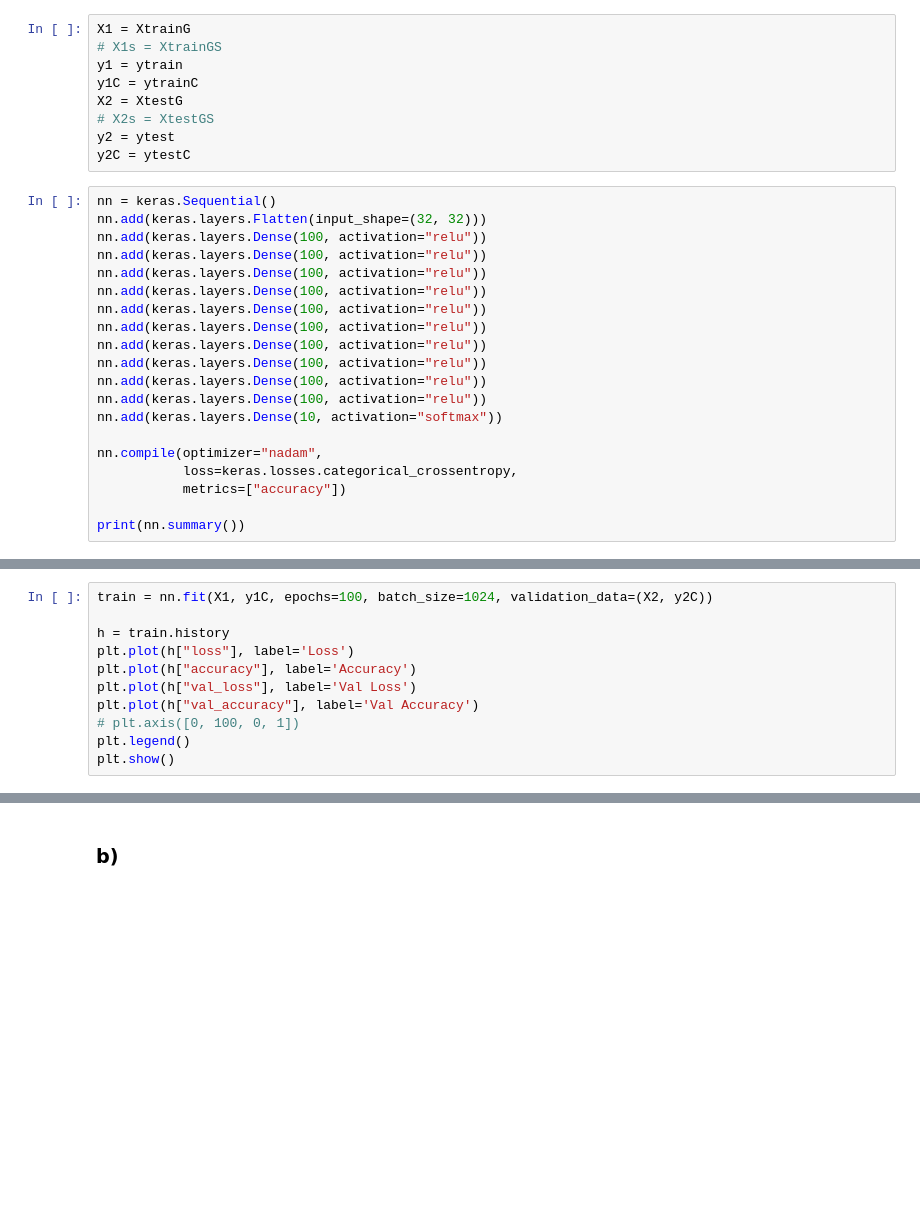
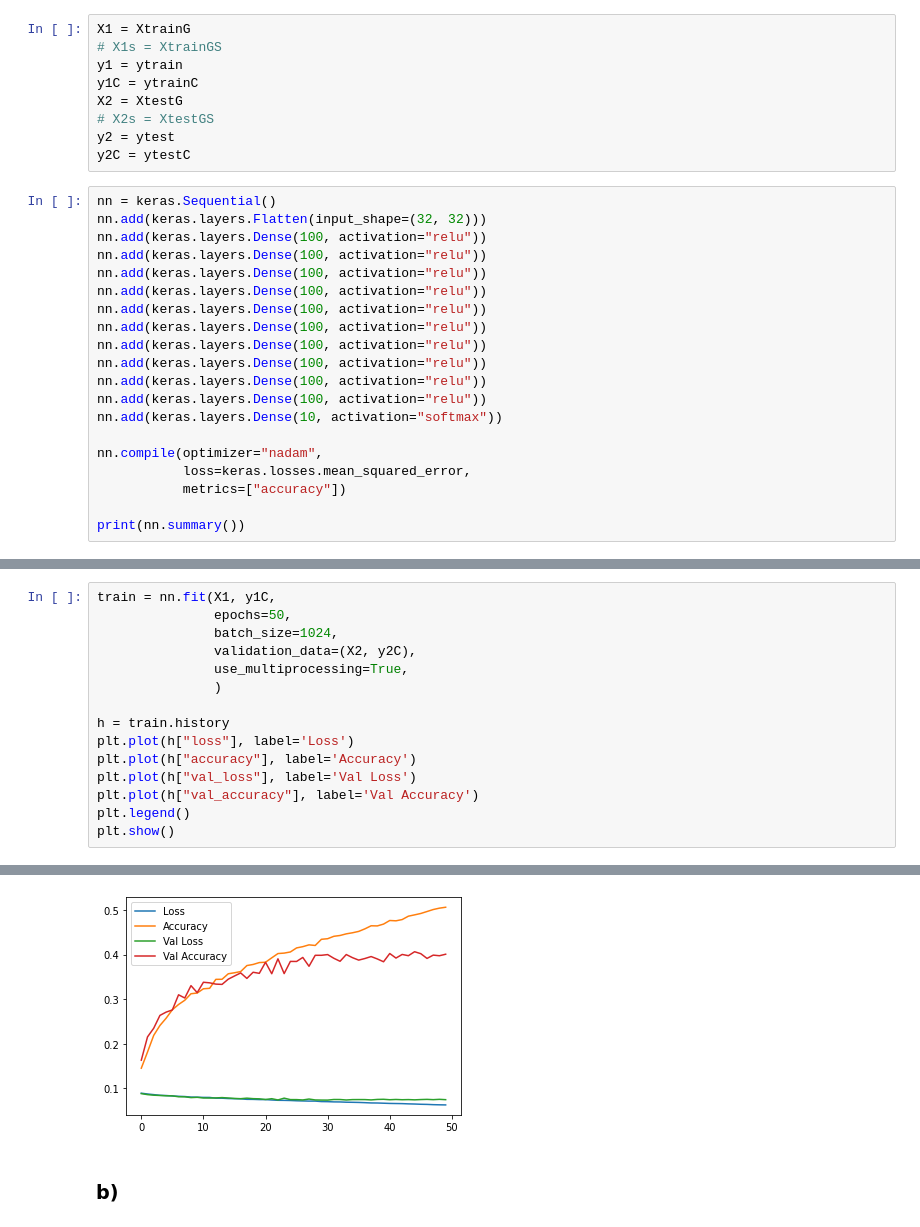
Before and after one commit to Krfld/ISEL-AAA, a Jupyter notebook: T2/A45881A45890_T2.ipynb, the cells around one changed output, grey strips where cells are left out. Cells and saved outputs as stored; diff of their text form; blank space fills up the shorter version.

```diff
--- a/T2/A45881A45890_T2.ipynb
+++ b/T2/A45881A45890_T2.ipynb
@@ -249,7 +264,7 @@ nn.add(keras.layers.Dense(100, activation="relu"))
 nn.add(keras.layers.Dense(10, activation="softmax"))
 
 nn.compile(optimizer="nadam",
-           loss=keras.losses.categorical_crossentropy,
+           loss=keras.losses.mean_squared_error,
            metrics=["accuracy"])
 
 print(nn.summary())
@@ -256,11 +289,16 @@ print(nn.summary())
 # %%
-train = nn.fit(X1, y1C, epochs=100, batch_size=1024, validation_data=(X2, y2C))
+train = nn.fit(X1, y1C,
+               epochs=50,
+               batch_size=1024,
+               validation_data=(X2, y2C),
+               use_multiprocessing=True,
+               )
 
 h = train.history
 plt.plot(h["loss"], label='Loss')
 plt.plot(h["accuracy"], label='Accuracy')
 plt.plot(h["val_loss"], label='Val Loss')
 plt.plot(h["val_accuracy"], label='Val Accuracy')
-# plt.axis([0, 100, 0, 1])
 plt.legend()
 plt.show()
+# %% [output]
@@ -267,2 +322,3 @@ plt.show()
+[figure, added]
 # %% [markdown]
 ### b)
```
Also changed, not shown: parts of 7 cells of this notebook.
